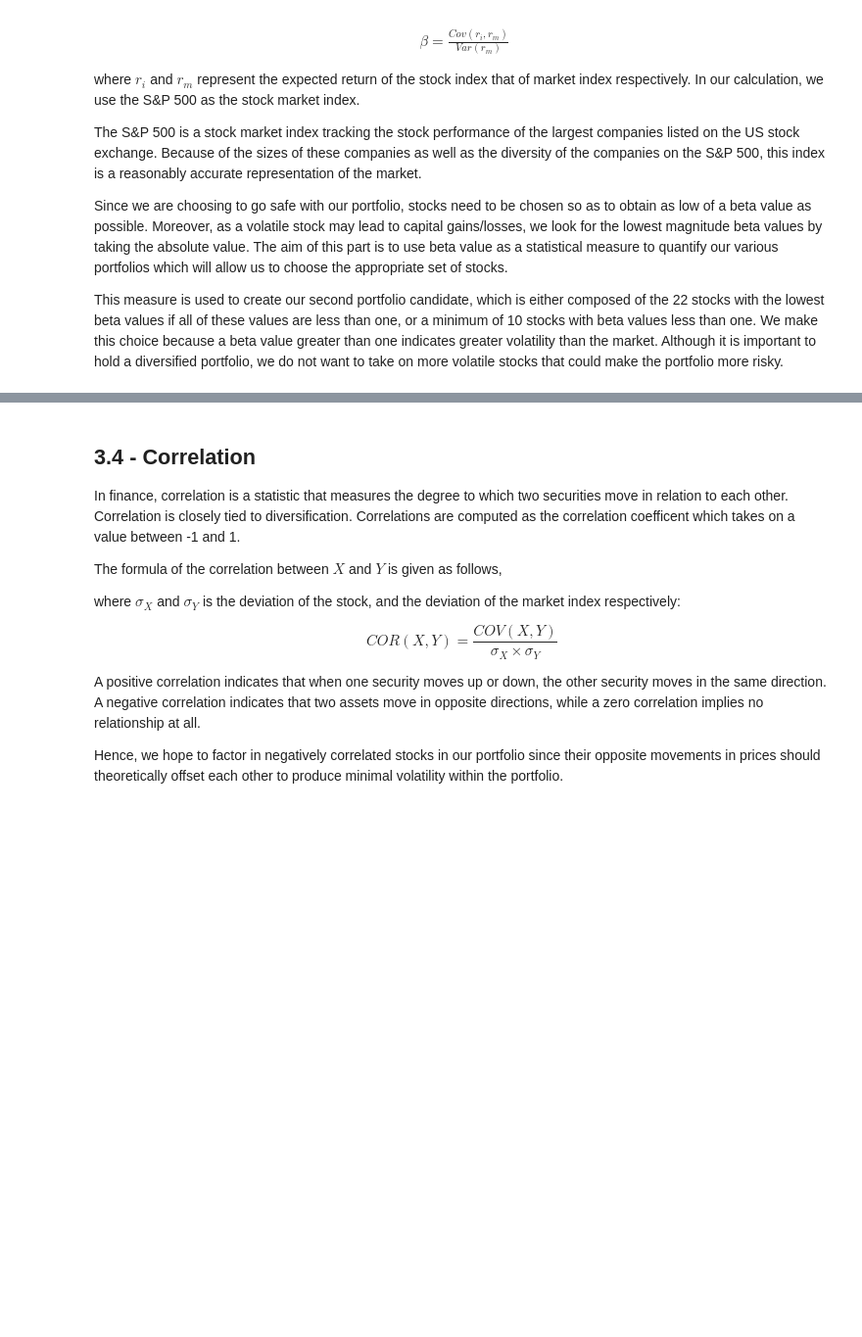
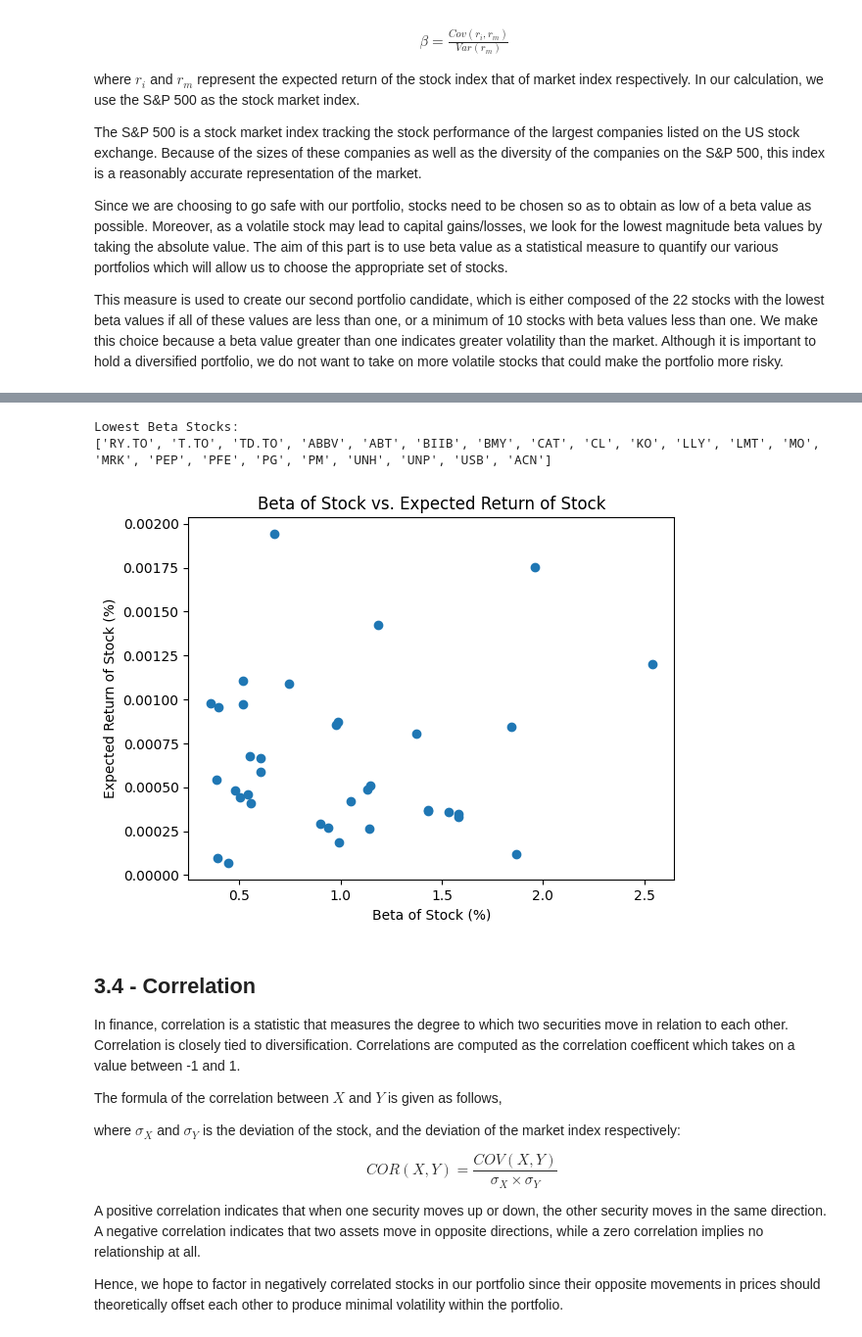
Before and after one commit to Zemelware/robo_stock_advisor, a Jupyter notebook: robo_stock_advisor.ipynb, the cells around one changed output, grey strips where cells are left out. Shown: that part at 98% size. Saved outputs shown, nothing was run; the diff lists cells and outputs as text; code cells hidden in the pictures; blank space fills up the shorter version.

```diff
--- a/robo_stock_advisor.ipynb
+++ b/robo_stock_advisor.ipynb
@@ -409,19 +473,18 @@ sorted_stock_betas
 # %%
-# Get 22 stocks with beta less than 1 but take less if any betas are greater than 1
-def get_lowest_betas(stock_betas):
-    l_betas = list(stock_betas[stock_betas["beta"] < 1]["ticker"])
-    return l_betas
+# Exctracts stocks with beta less than 1
+l_beta_stocks = list(stock_betas[stock_betas["beta"] < 1]["ticker"])
 
-lowest_betas_lst = get_lowest_betas(stock_betas)
+# Ensures list is diversified if list of lowest beta stocks are not enough
+if len(l_beta_stocks) < num_stocks:
+    for stock in l_std_stocks:
+        if stock not in l_beta_stocks:
+            l_beta_stocks.append(stock)
 
-# Makes sure list is fully diversified with lowest standard deviation stocks if needed
-if len(lowest_betas_lst) < max_stocks:
-    l_stock_std_lst = list(stock_std_returns["ticker"])
-    for stock in l_stock_std_lst:
-        if stock not in lowest_betas_lst:
-            lowest_betas_lst.append(stock)
-
-            if len(lowest_betas_lst) == max_stocks:
+            if len(l_beta_stocks) == num_stocks:
                 break
 
-print(lowest_betas_lst)
+print("Lowest Beta Stocks:")
+print(l_beta_stocks)
+# %% [output]
+Lowest Beta Stocks:
+['RY.TO', 'T.TO', 'TD.TO', 'ABBV', 'ABT', 'BIIB', 'BMY', 'CAT', 'CL', 'KO', 'LLY', 'LMT', 'MO', 'MRK', 'PEP', 'PFE', 'PG', 'PM', 'UNH', 'UNP', 'USB', 'ACN']
@@ -437,3 +491,8 @@ plt.show()
+# %%
+# Graph relationship between beta and expected returns for each stock
+graph_relationship(stock_betas["beta"], stock_ers, "Beta of Stock", "Expected Return of Stock")
+# %% [output]
+[figure, added]
 # %% [markdown]
 ## 3.4 - Correlation
 
```
Also changed, not shown: parts of 19 cells of this notebook.
